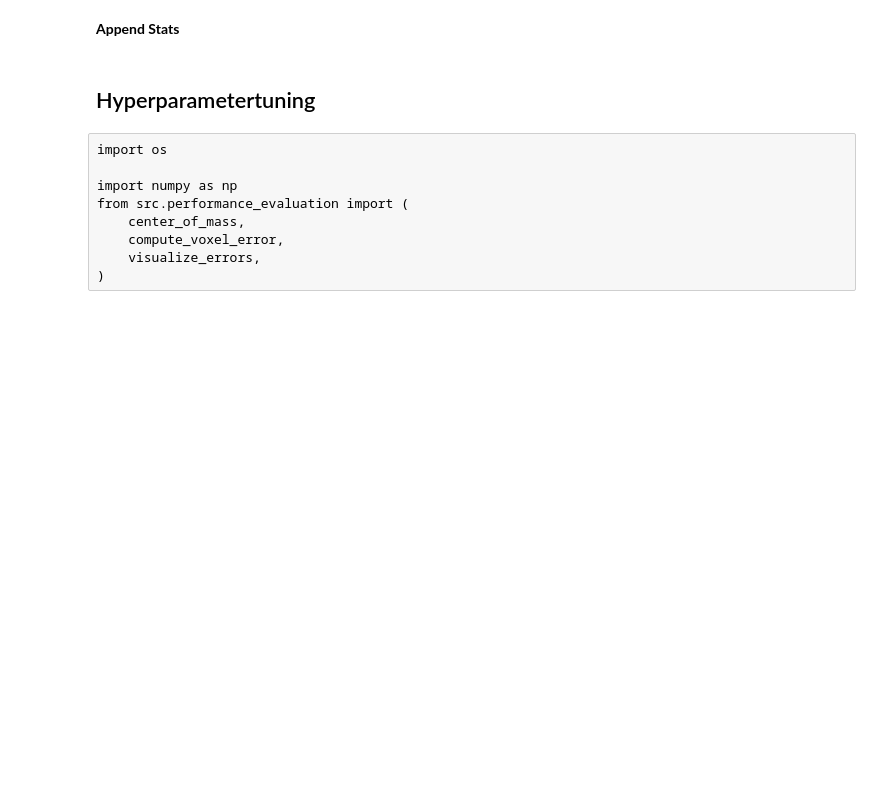
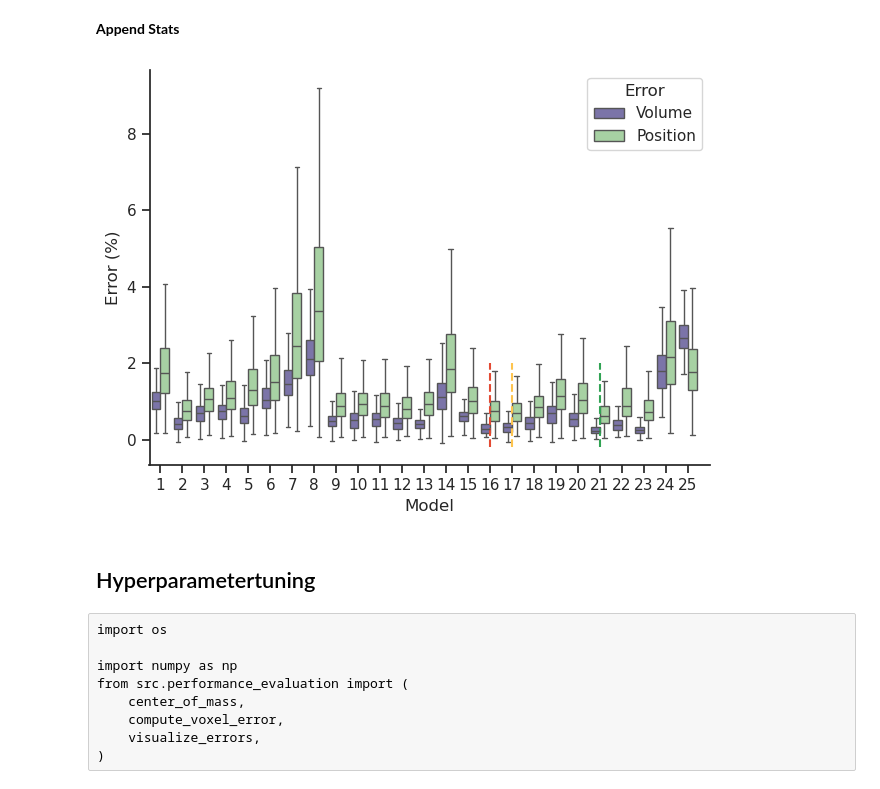
Before and after one commit to JacobTh98/DD3D-EIT, a Jupyter notebook: stage_1_VAE.ipynb, the cells around one changed output. Drawn from its saved outputs; the diff is of its cells as text; code cells hidden in the pictures; blank space fills up the shorter version.

```diff
--- a/stage_1_VAE.ipynb
+++ b/stage_1_VAE.ipynb
@@ -555,20 +604,32 @@ plt.ylabel("Error (%)")
 # %%
 # Load all CSV files and concatenate them
 # plt.style.use('default')
 
 combined_df = pd.concat(
     [pd.read_csv(f_csvs) for f_csvs in glob.glob("models/vaes/vae_acc_measure_*.csv")],
     ignore_index=True,
 )
 combined_df = pd.DataFrame(combined_df)
-#combined_df.to_csv(f"models/vaes/all_measures.csv", index=False)
+# combined_df.to_csv(f"models/vaes/all_measures.csv", index=False)
+custom_palette = ["#756bb1", "#a1d99b"]
 sns.boxplot(
-    x="Model", y="Error_val", data=combined_df, hue="Error", showfliers=False
+    x="Model",
+    y="Error_val",
+    data=combined_df,
+    hue="Error",
+    showfliers=False,
+    palette=custom_palette,
 )  #  violinplot: , split=True
 plt.ylabel("Error (%)")
+plt.vlines(16 - 1, -0.2, 2, colors="#e34a33", linestyle="dashed")
+plt.vlines(17 - 1, -0.2, 2, colors="#fec44f", linestyle="dashed")
+plt.vlines(21 - 1, -0.2, 2, colors="#31a354", linestyle="dashed")
 plt.tight_layout()
+plt.xlim([-0.5, 25])
 # plt.savefig("images/vae_hpt.pdf")
 plt.show()
+# %% [output]
+[figure, added]
 # %%
 # planets.groupby("method").distance.median()
 # min(d), np.quantile(d, 0.25), np.median(d), np.quantile(d, 0.75), max(d)
```
Also changed, not shown: parts of 7 cells of this notebook.
